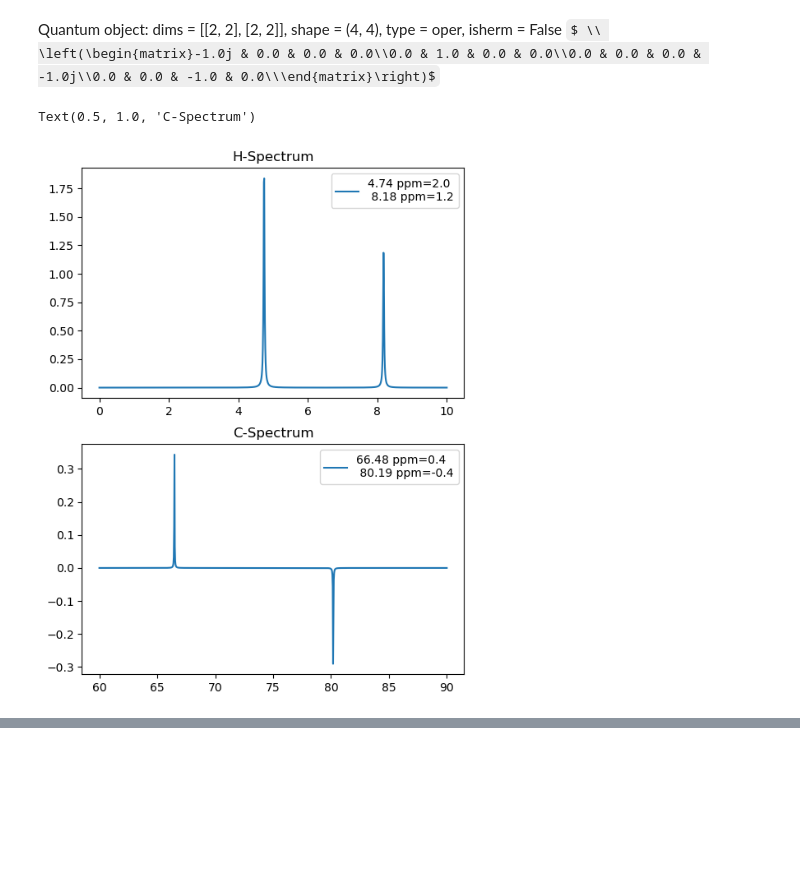
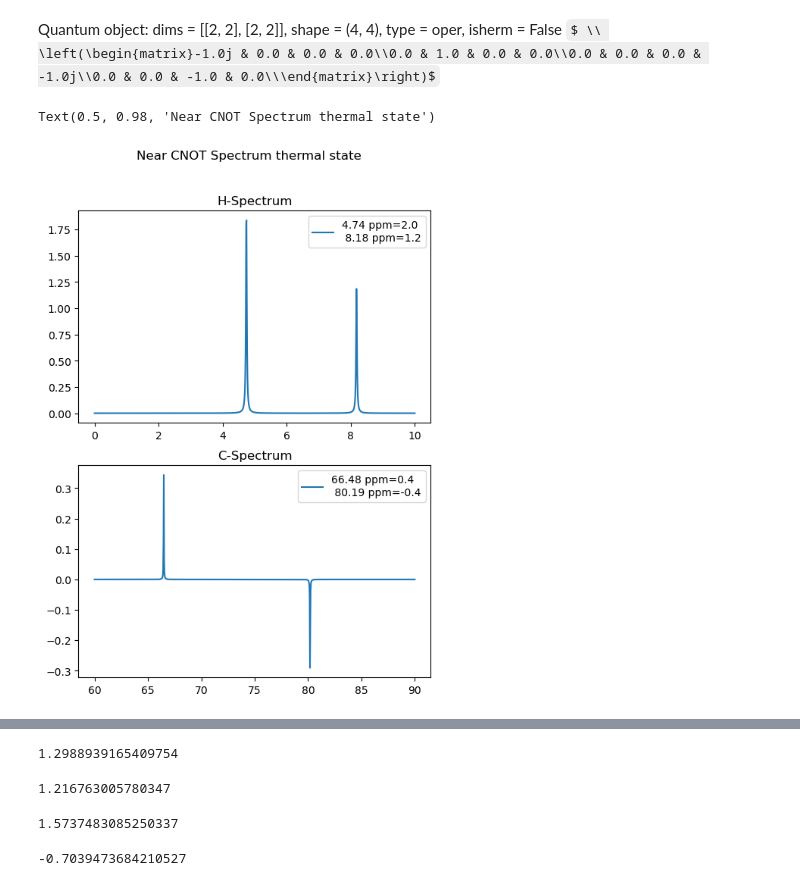
Before and after one commit to Manvi-Agrawal/NMR-Pulse-Simulator, a Jupyter notebook: examples/Gates.ipynb, the cells around one changed output, grey strips where cells are left out. Cells and saved outputs as stored; diff of their text form; code cells hidden in the pictures; some formulas as TeX source; blank space fills up the shorter version.

```diff
--- a/examples/Sample-Gates.ipynb
+++ b/examples/Gates.ipynb
@@ -200,12 +200,13 @@ Quantum object: dims = [[2, 2], [2, 2]], shape = (4, 4), type = oper, isherm = F
 # %%
 fig, ax = plt.subplots(2, 1, figsize=(6,8))
 ncx.compile().evolve_pho_th().plot_h_spectrum(ax[0])
 ax[0].set_title("H-Spectrum")
 ncx.compile().evolve_pho_th().plot_c_spectrum(ax[1])
 ax[1].set_title("C-Spectrum")
+plt.suptitle("Near CNOT Spectrum thermal state")
 # %% [output]
-Text(0.5, 1.0, 'C-Spectrum')
+Text(0.5, 0.98, 'Near CNOT Spectrum thermal state')
-[figure, old version]
+[figure, new version]
 # %%
 
 from simulator.Gate import pH_s, pH_s_dag
@@ -223,2 +227,18 @@ CNOT Pulse Sequence: Sy(-pi/2) -> Ix(-pi/2) -> Iy(0.5*pi) -> Ix(pi/2) -> Sx(-pi/
 Quantum object: dims = [[2, 2], [2, 2]], shape = (4, 4), type = oper, isherm = True $ \\ \left(\begin{matrix}1.000 & 0.0 & 0.0 & 0.0\\0.0 & 1.0 & 0.0 & 0.0\\0.0 & 0.0 & 0.0 & 1.0\\0.0 & 0.0 & 1.0 & 0.0\\\end{matrix}\right)$
+# %%
+51.67/39.78
+# %% [output]
+1.2988939165409754
+# %%
+4.21/3.46
+# %% [output]
+1.216763005780347
+# %%
+69.78/44.34
+# %% [output]
+1.5737483085250337
+# %%
+3.21/-4.56
+# %% [output]
+-0.7039473684210527
 # %%
```
Also changed, not shown: parts of 2 cells of this notebook, 4 other files.
